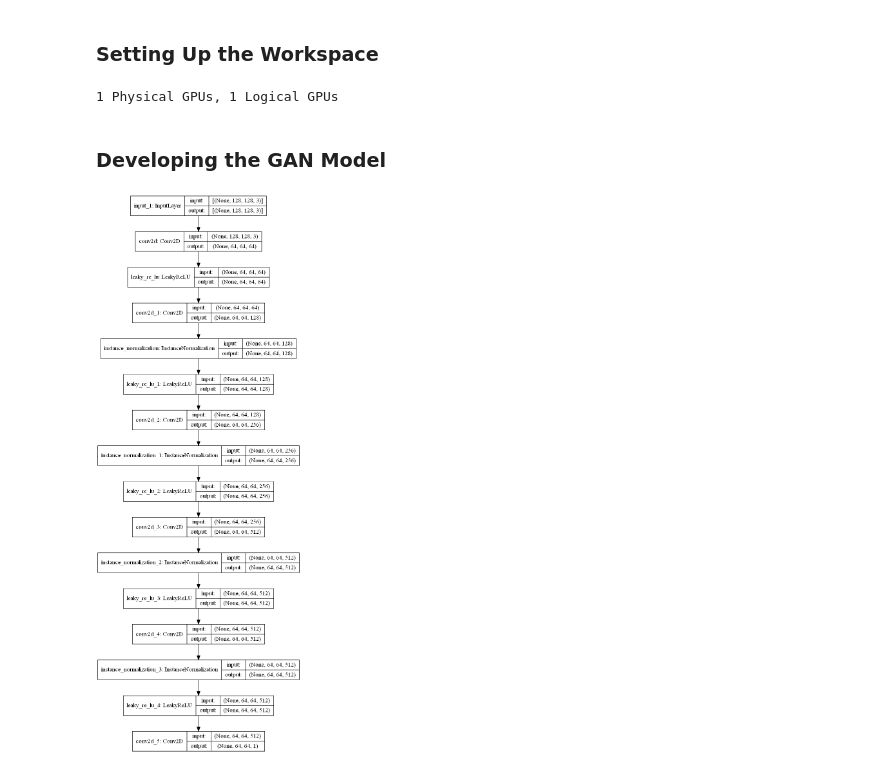
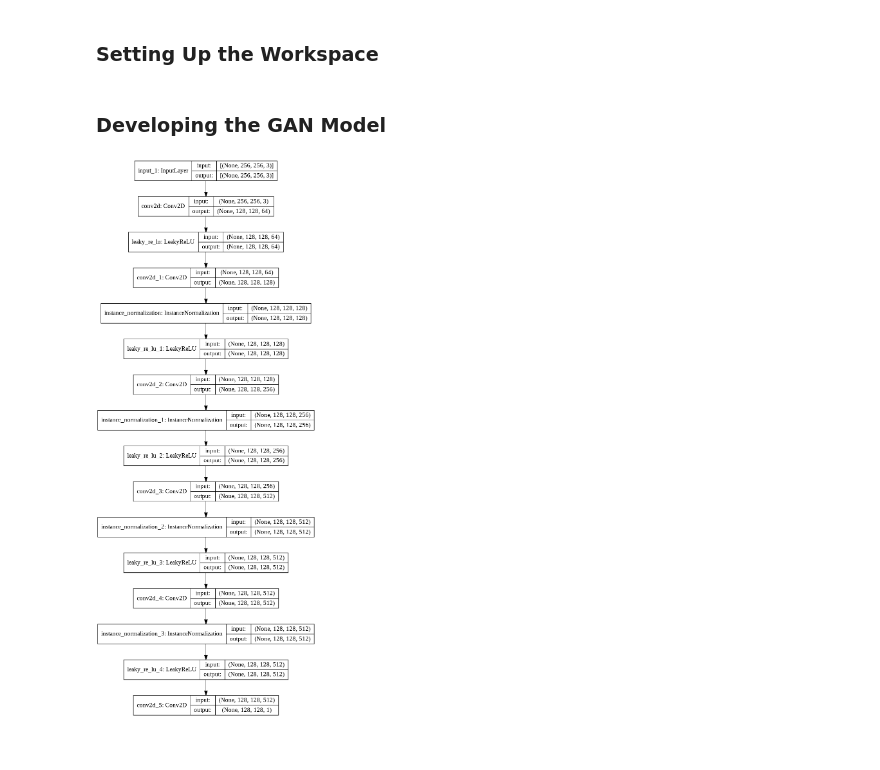
Before and after one commit to mohithashok/Cross-Domain-Image-Translation-using-CycleGAN, a Jupyter notebook: notebooks/Designing_GAN.ipynb, the cells around one changed output. Saved outputs shown, nothing was run; the diff lists cells and outputs as text; code cells hidden in the pictures.

```diff
--- a/notebooks/Designing_GAN.ipynb
+++ b/notebooks/Designing_GAN.ipynb
@@ -18,31 +15,17 @@ K.clear_session()
-# %%
-gpus = tf.config.experimental.list_physical_devices('GPU')
-if gpus:
-    try:
-        # Currently, memory growth needs to be the same across GPUs
-        for gpu in gpus:
-            tf.config.experimental.set_memory_growth(gpu, True)
-        logical_gpus = tf.config.experimental.list_logical_devices('GPU')
-        print(len(gpus), "Physical GPUs,", len(logical_gpus), "Logical GPUs")
-    except RuntimeError as e:
-        # Memory growth must be set before GPUs have been initialized
-        print(e)
-# %% [output]
-1 Physical GPUs, 1 Logical GPUs
 # %% [markdown]
 ### Developing the GAN Model
 # %%
 # Defining the image shape
-image_shape = (128,128,3)
+image_shape = (256,256,3)
 # %%
 # Defining the Discriminator model for the PatchGAN
 model_d = define_discriminator(image_shape)
 # summarize the model
 # model_d.summary()
 # plot the model
-plot_model(model_d, to_file='data/model_structure/discriminator_model_plot.png', show_shapes=True, show_layer_names=True)
+plot_model(model_d, to_file='./data/model_structure/discriminator_model_plot.png', show_shapes=True, show_layer_names=True)
 # %% [output]
-[figure, old version]
+[figure, new version]
 # %%
 # Defining the Generator model for the PatchGAN
 model_g = define_generator()
```
Also changed, not shown: parts of 7 cells of this notebook, 1 other file.
